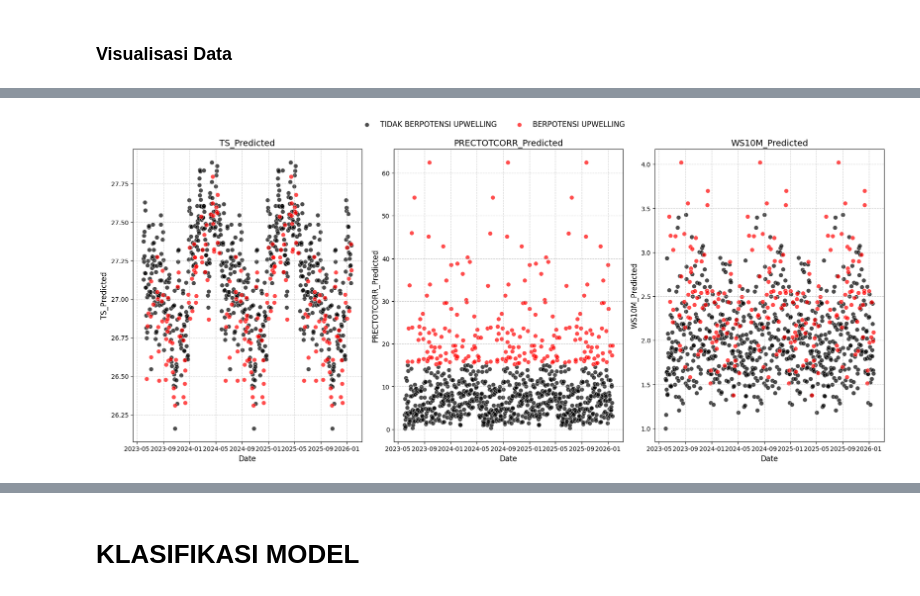
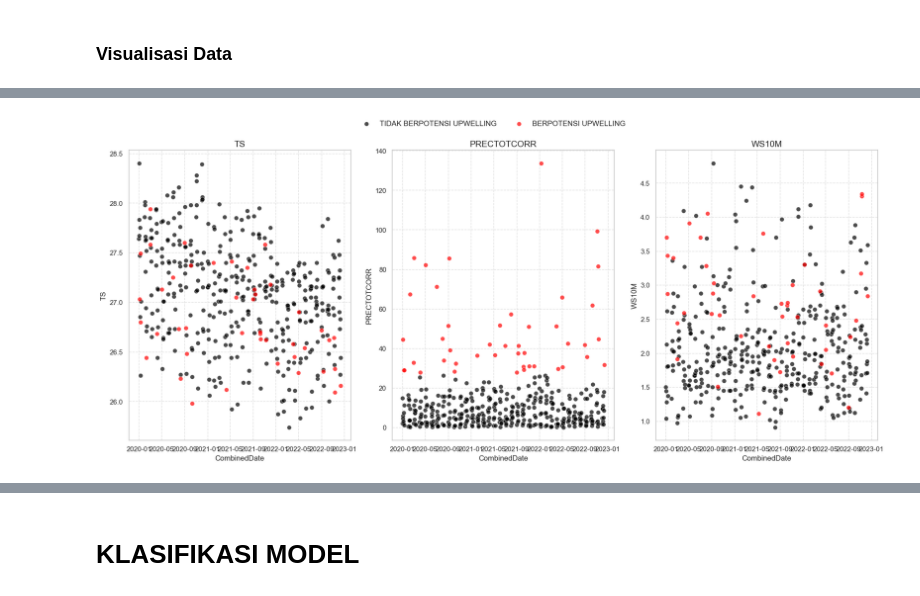
Before and after one commit to KHR00S/upwelling-pred-maninjau, a Jupyter notebook: data/SEMISUPERVISED_LEARNING_PKM_RE (2).ipynb, the cells around one changed output, grey strips where cells are left out. Saved outputs shown, nothing was run; the diff lists cells and outputs as text; code cells hidden in the pictures.

```diff
--- a/data/SEMISUPERVISED_LEARNING_PKM_RE (2).ipynb
+++ b/data/SEMISUPERVISED_LEARNING_PKM_RE (2).ipynb
@@ -159,5 +142,5 @@ dtype: int64
 # %%
-numerical_col = ["TS_Predicted", "PRECTOTCORR_Predicted", "WS10M_Predicted"]
+numerical_col = ["TS", "PRECTOTCORR", "WS10M"]
 num_variables = len(numerical_col)
 num_rows = 2  # We'll create 2 rows of subplots
 num_cols = (num_variables + num_rows - 1) // num_rows  # Calculate number of columns needed
@@ -178,4 +234,4 @@ plt.show()
 # %%
-x_train = data[["TS_Predicted", "PRECTOTCORR_Predicted", "WS10M_Predicted"]].values
+x_train = data[["TS", "PRECTOTCORR", "WS10M"]].values
 x_train
 # %% [output]
@@ -258,6 +314,6 @@ data.groupby(["Cluster"]).count()
 # %%
 # Mengonversi kolom DATE ke format datetime
-data['Date'] = pd.to_datetime(data['Date'], errors='coerce', dayfirst=True)
+data['CombinedDate'] = pd.to_datetime(data['CombinedDate'], errors='coerce', dayfirst=True)
 # %%
 # Menentukan warna berdasarkan cluster
 colors = {'BERPOTENSI UPWELLING': 'red', 'TIDAK BERPOTENSI UPWELLING': 'green'}
@@ -266,7 +322,7 @@ colors = {'BERPOTENSI UPWELLING': 'red', 'TIDAK BERPOTENSI UPWELLING': 'green'}
 plt.figure(figsize=(12, 6))
 for cluster in data['Cluster'].unique():
     cluster_data = data[data['Cluster'] == cluster]
-    plt.scatter(cluster_data['Date'], cluster_data['PRECTOTCORR_Predicted'],
+    plt.scatter(cluster_data['CombinedDate'], cluster_data['PRECTOTCORR'],
                 color=colors[cluster], label=cluster, s=10, alpha=0.6)
 
 # Menambahkan judul dan label
@@ -308,34 +364,34 @@ sns.pairplot(data, hue = "Cluster", diag_kind = "hist", palette = "summer")
 # %%
 import pandas as pd
 import matplotlib.pyplot as plt
 
 # Convert DATE to datetime
 #data['DATE'] = pd.to_datetime(data['DATE'])
 
 # Menentukan warna berdasarkan cluster
 colors = {'BERPOTENSI UPWELLING': 'red', 'TIDAK BERPOTENSI UPWELLING': 'black'}
 
 # Membuat plot
 fig, axs = plt.subplots(1, 3, figsize=(18, 8), sharex=True)
-variables = ["TS_Predicted", "PRECTOTCORR_Predicted", "WS10M_Predicted"]
-titles = ["TS_Predicted", "PRECTOTCORR_Predicted", "WS10M_Predicted"]
+variables = ["TS", "PRECTOTCORR", "WS10M"]
+titles = ["TS", "PRECTOTCORR", "WS10M"]
 
 for ax, var, title in zip(axs.flatten(), variables, titles):
     for cluster in data['Cluster'].unique():
         cluster_data = data[data['Cluster'] == cluster]
-        ax.scatter(cluster_data['Date'], cluster_data[var],
+        ax.scatter(cluster_data['CombinedDate'], cluster_data[var],
                    color=colors[cluster], label=cluster, s=50, alpha=0.7, edgecolors='w', linewidth=0.5)
     ax.set_title(title, fontsize=14)
-    ax.set_xlabel('Date', fontsize=12)
+    ax.set_xlabel('CombinedDate', fontsize=12)
     ax.set_ylabel(title, fontsize=12)
     ax.grid(True, linestyle='--', alpha=0.6)
 
 # Menambahkan satu legenda untuk subplot pertama
 handles, labels = axs[0].get_legend_handles_labels()
 fig.legend(handles, labels, loc='upper center', ncol=2, fontsize=12, frameon=False)
 
 plt.tight_layout(rect=[0, 0, 1, 0.95])
 plt.show()
 # %% [output]
-[figure, old version]
+[figure, new version]
 # %%
```
Also changed, not shown: parts of 45 cells of this notebook, 5 other files.
